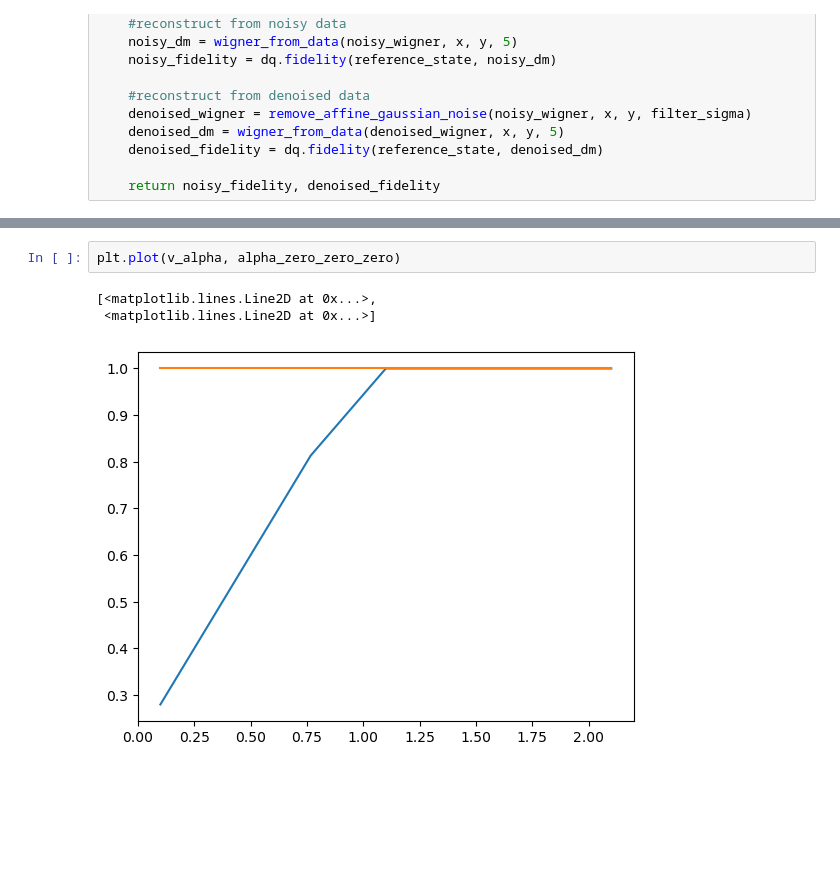
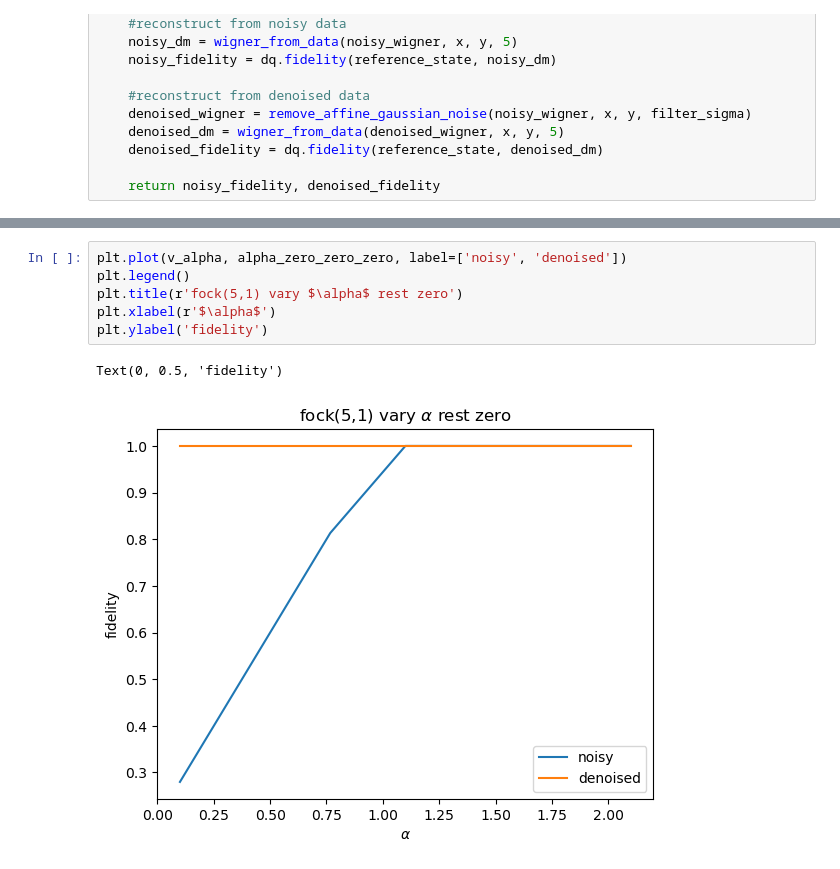
Before and after one commit to Jan5113/QHack25, a Jupyter notebook: denoising.ipynb, the cells around one changed output, grey strips where cells are left out. Saved outputs shown, nothing was run; the diff lists cells and outputs as text; blank space fills up the shorter version.

```diff
--- a/denoising.ipynb
+++ b/denoising.ipynb
@@ -105,9 +118,12 @@ for alpha in v_alpha:
 # %%
-plt.plot(v_alpha, alpha_zero_zero_zero)
+plt.plot(v_alpha, alpha_zero_zero_zero, label=['noisy', 'denoised'])
+plt.legend()
+plt.title(r'fock(5,1) vary $\alpha$ rest zero')
+plt.xlabel(r'$\alpha$')
+plt.ylabel('fidelity')
 # %% [output]
-[<matplotlib.lines.Line2D at 0x...>,
- <matplotlib.lines.Line2D at 0x...>]
+Text(0, 0.5, 'fidelity')
-[figure, old version]
+[figure, new version]
 # %%
 reference = dq.fock(5, 1)
 v_b = np.linspace(0.1, 2.1, 7)
```
Also changed, not shown: parts of 34 cells of this notebook.
